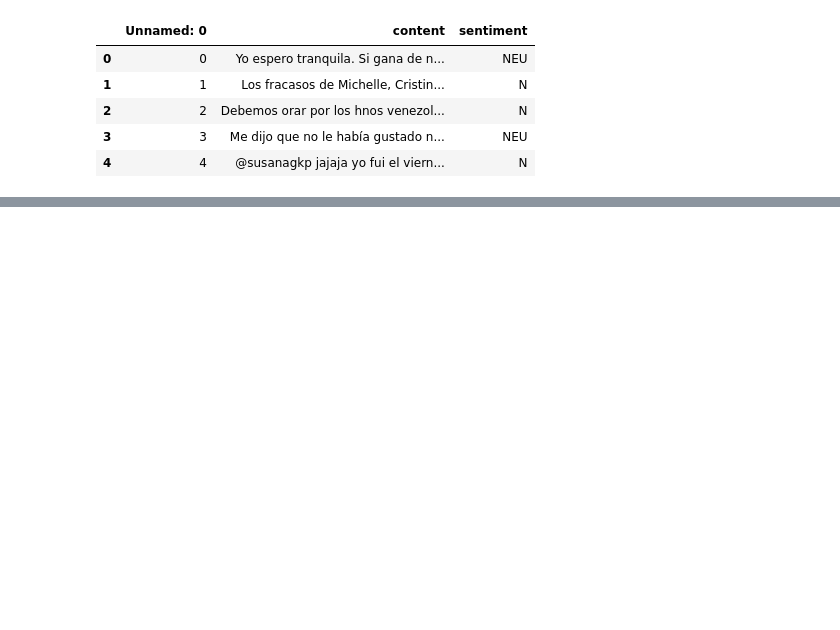
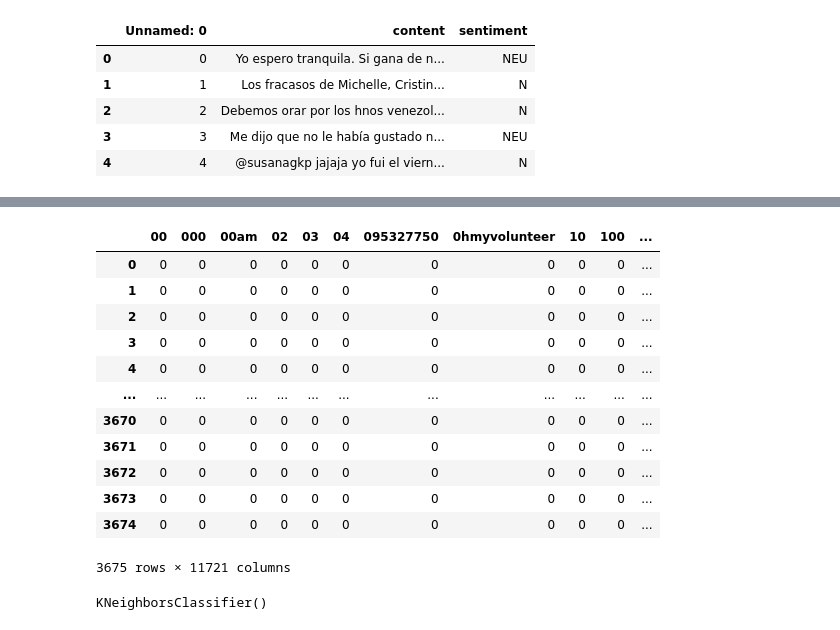
Before and after one commit to NixonVuele/PracticumDataXml, a Jupyter notebook: Practicum/AlogritmoKNN.ipynb, the cells around one changed output, grey strips where cells are left out. Drawn from its saved outputs; the diff is of its cells as text; code cells hidden in the pictures; blank space fills up the shorter version.

```diff
--- a/Practicum/AlogritmoKNN.ipynb
+++ b/Practicum/AlogritmoKNN.ipynb
@@ -23,2 +79,4 @@ count_vector = CountVectorizer()
 # %%
-print(countryContSen.groupby('sentiment').size())
+
+# Inicialización del Contador de Vectorización
+count_vector = CountVectorizer(stop_words=stopWordsSpanish)
@@ -100,9 +156,18 @@ weighted avg       0.25      0.28      0.26       919
 # %%
-# Clasificación obtenida
-k_range = range(1, 20)
-scores = []
-for k in k_range:
-    knn = KNeighborsClassifier(n_neighbors = k)
-    knn.fit(X_train, y_train)
-    scores.append(knn.score(X_test, y_test))
+frequency_matrix = pd.DataFrame(data=doc_array, columns=names)
+frequency_matrix
+# %% [output]
+|  | 00 | 000 | 00am | 02 | 03 | 04 | 095327750 | 0hmyvolunteer | 10 | 100 | ... |
+| 0 | 0 | 0 | 0 | 0 | 0 | 0 | 0 | 0 | 0 | 0 | ... |
+| 1 | 0 | 0 | 0 | 0 | 0 | 0 | 0 | 0 | 0 | 0 | ... |
+| 2 | 0 | 0 | 0 | 0 | 0 | 0 | 0 | 0 | 0 | 0 | ... |
+| 3 | 0 | 0 | 0 | 0 | 0 | 0 | 0 | 0 | 0 | 0 | ... |
+| 4 | 0 | 0 | 0 | 0 | 0 | 0 | 0 | 0 | 0 | 0 | ... |
+| ... | ... | ... | ... | ... | ... | ... | ... | ... | ... | ... | ... |
+| 3670 | 0 | 0 | 0 | 0 | 0 | 0 | 0 | 0 | 0 | 0 | ... |
+| 3671 | 0 | 0 | 0 | 0 | 0 | 0 | 0 | 0 | 0 | 0 | ... |
+| 3672 | 0 | 0 | 0 | 0 | 0 | 0 | 0 | 0 | 0 | 0 | ... |
+| 3673 | 0 | 0 | 0 | 0 | 0 | 0 | 0 | 0 | 0 | 0 | ... |
+| 3674 | 0 | 0 | 0 | 0 | 0 | 0 | 0 | 0 | 0 | 0 | ... |
+3675 rows × 11721 columns
 # %%
@@ -109,0 +186,6 @@ import pickle
+# %%
+# Uso de k-Nearest Neighbor
+knn = KNeighborsClassifier()
+knn.fit(training_data, y_train)
+# %% [output]
+KNeighborsClassifier()
```
Also changed, not shown: parts of 15 cells of this notebook, 11 other files.
